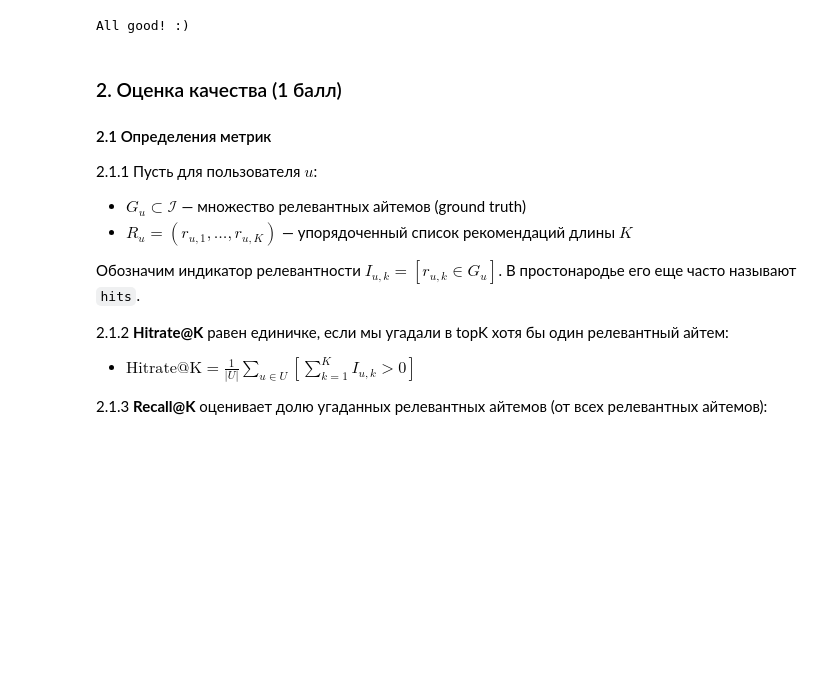
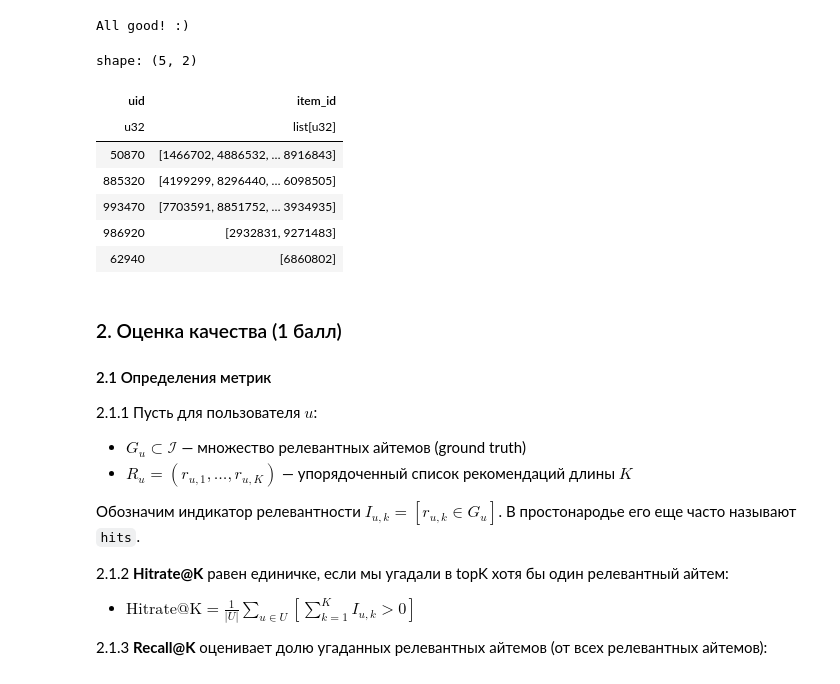
Before and after one commit to fearrr1337/music-recsys-pipeline, a Jupyter notebook: baselines_to_als.ipynb, the cells around one changed output. Cells and saved outputs as stored; diff of their text form; code cells hidden in the pictures; blank space fills up the shorter version.

```diff
--- a/baselines_to_als.ipynb
+++ b/baselines_to_als.ipynb
@@ -223,6 +223,17 @@ test_targets = dict(zip(test_grouped['uid'].to_list(), test_grouped['item_id'].t
 tests.check_data_split(train=train, test=test, embeddings=embeddings, artists=artists, test_targets=test_targets)
 # %% [output]
 All good! :)
+# %%
+test_grouped.head()
+# %% [output]
+shape: (5, 2)
+| uid | item_id |
+| u32 | list[u32] |
+| 50870 | [1466702, 4886532, … 8916843] |
+| 885320 | [4199299, 8296440, … 6098505] |
+| 993470 | [7703591, 8851752, … 3934935] |
+| 986920 | [2932831, 9271483] |
+| 62940 | [6860802] |
 # %% [markdown]
 ### 2. Оценка качества (1 балл)
 
```
Also changed, not shown: parts of 10 cells of this notebook.
